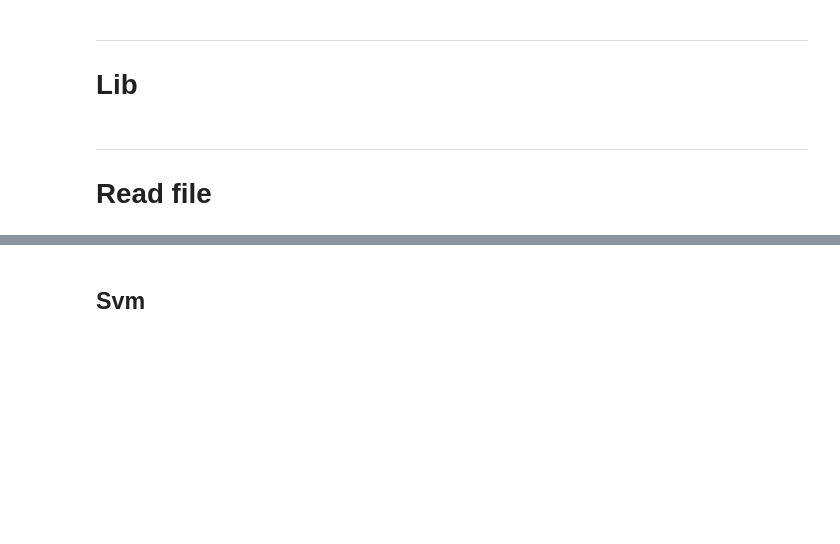
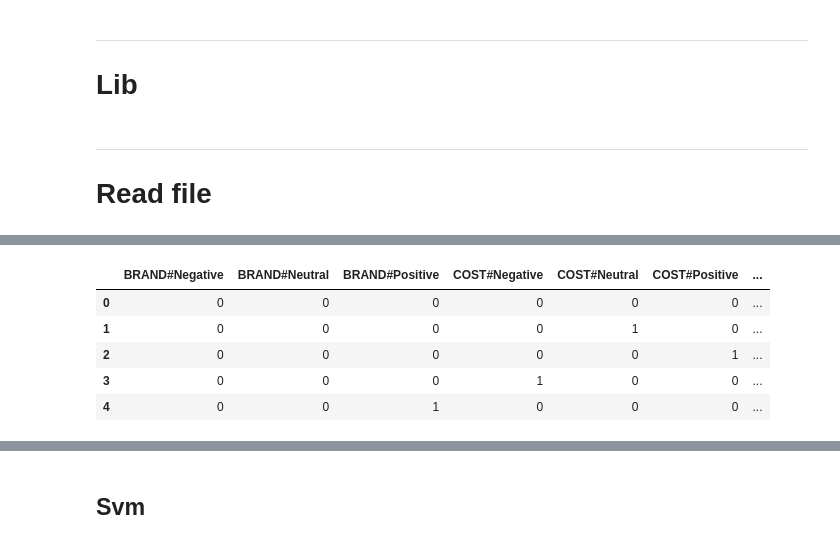
Before and after one commit to Avcuongy/nlp-project, a Jupyter notebook: notebooks/3_ml_models.ipynb, the cells around one changed output, grey strips where cells are left out. Saved outputs shown, nothing was run; the diff lists cells and outputs as text; code cells hidden in the pictures; blank space fills up the shorter version.

```diff
--- a/notebooks/3_ml_models.ipynb
+++ b/notebooks/3_ml_models.ipynb
@@ -20,7 +24,6 @@ from preprocessing.remove_stopwords import remove_stopwords
 
 # Read file
 # %%
-df = pd.read_csv("../data/processed/train_processed.csv")
-df.columns = df.columns.str.strip().str.lower().str.replace(' ', '_')
+df = pd.read_csv("../data/processed/train_preprocessed.csv")
 # %%
 df.head()
@@ -26,0 +53,5 @@ df.head()
+# %%
+mlb = MultiLabelBinarizer()
+# %%
+# Parse labels to lists
+df["parsed_labels"] = df["label"].apply(parse_label)
@@ -26,0 +67,15 @@ df.head()
+# %%
+# Binary matrix for multi-label classification
+matrix_label = mlb.fit_transform(df['parsed_labels'])
+
+# To dataframe
+y = pd.DataFrame(matrix_label, columns=mlb.classes_)
+# %%
+y.head()
+# %% [output]
+|  | BRAND#Negative | BRAND#Neutral | BRAND#Positive | COST#Negative | COST#Neutral | COST#Positive | ... |
+| 0 | 0 | 0 | 0 | 0 | 0 | 0 | ... |
+| 1 | 0 | 0 | 0 | 0 | 1 | 0 | ... |
+| 2 | 0 | 0 | 0 | 0 | 0 | 1 | ... |
+| 3 | 0 | 0 | 0 | 1 | 0 | 0 | ... |
+| 4 | 0 | 0 | 1 | 0 | 0 | 0 | ... |
```
Also changed, not shown: parts of 34 cells of this notebook, 10 other files.
